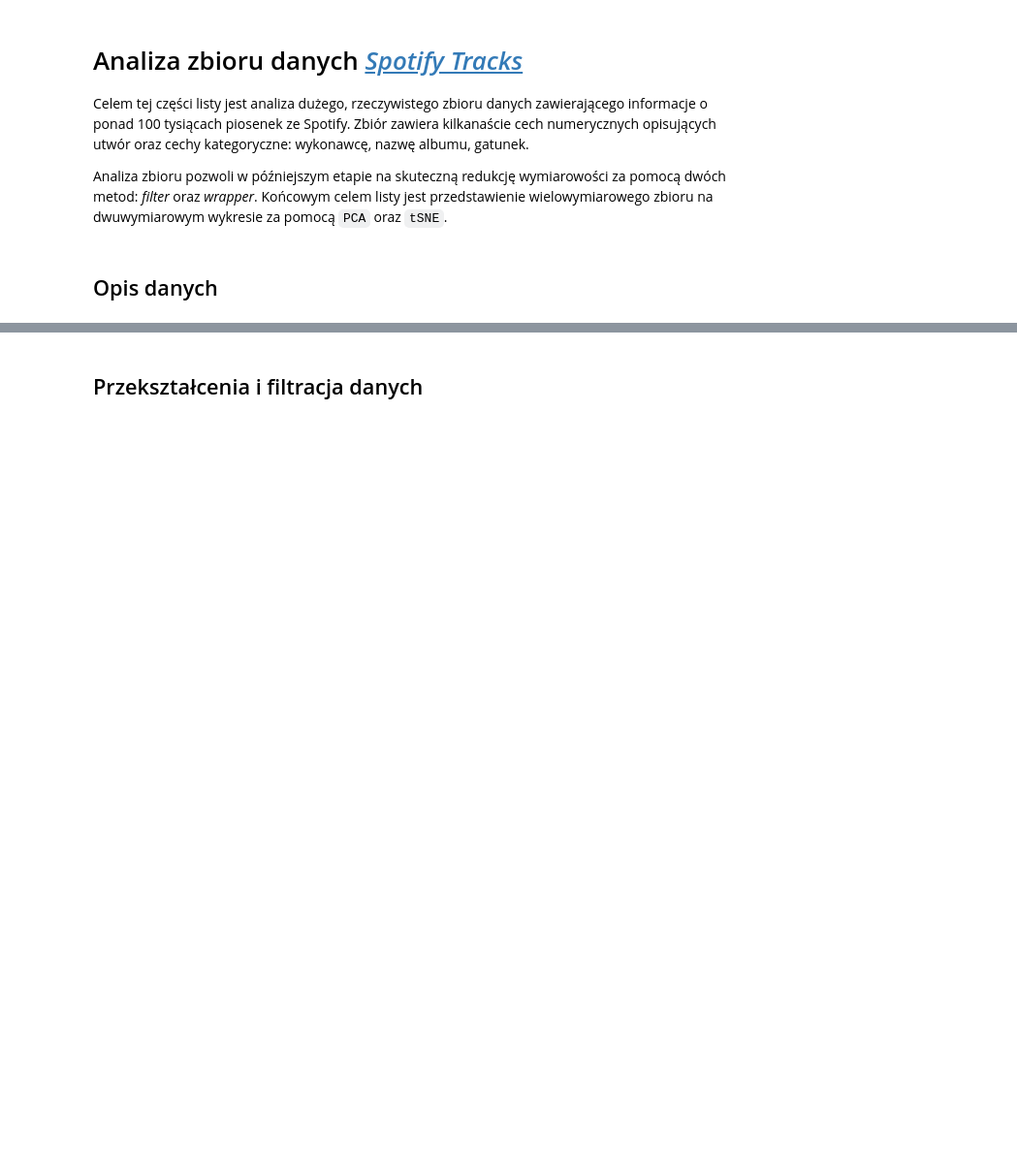
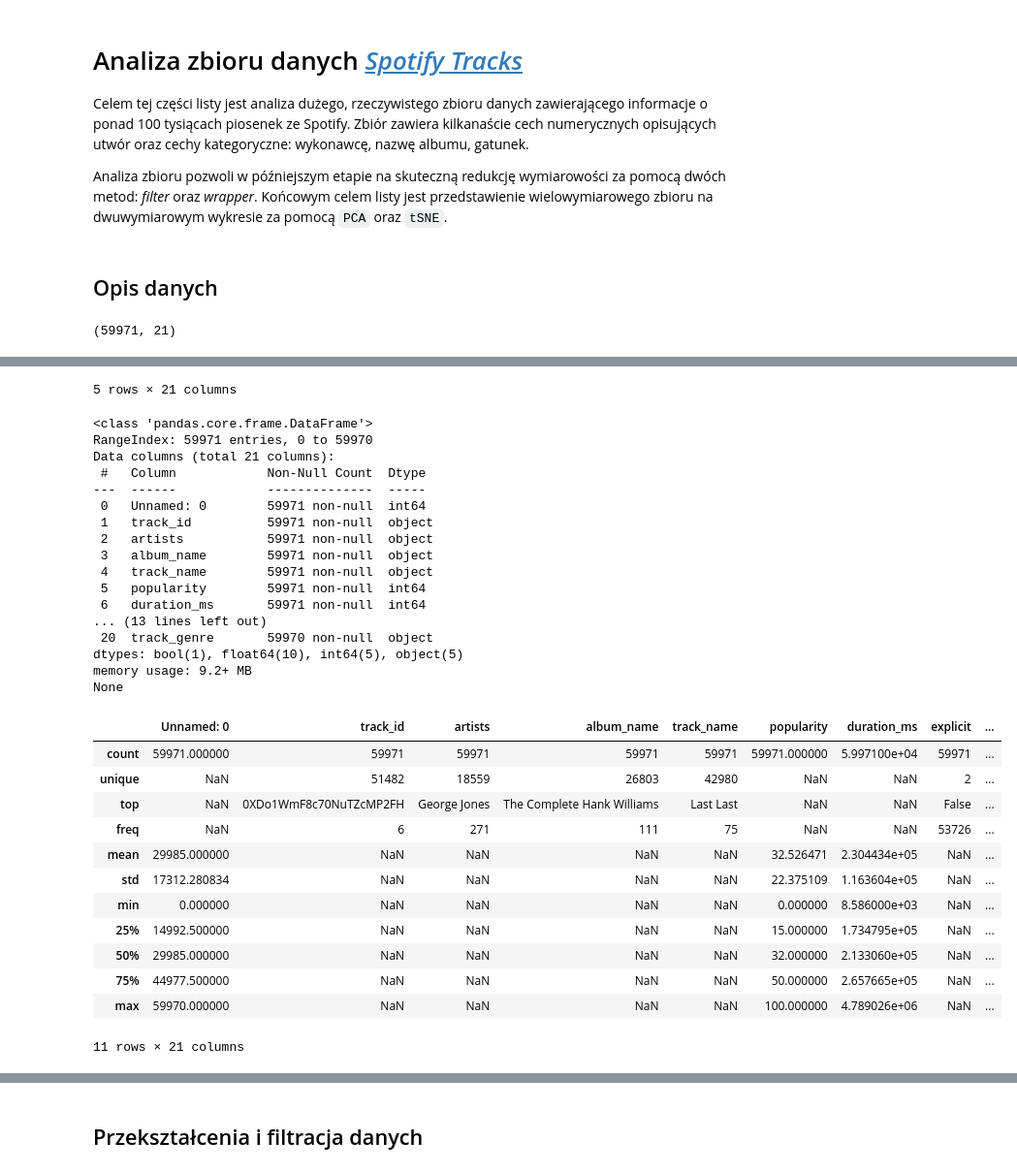
Before and after one commit to Zajecia-na-PWr-LR/lista-2-tomek2005, a Jupyter notebook: UczenieMaszynowe_25_26_Lista2.ipynb, the cells around one changed output, grey strips where cells are left out. Shown at 97% size. Cells and saved outputs as stored; diff of their text form; code cells hidden in the pictures; blank space fills up the shorter version.

```diff
--- a/UczenieMaszynowe_25_26_Lista2.ipynb
+++ b/UczenieMaszynowe_25_26_Lista2.ipynb
@@ -183,8 +244,17 @@ Analiza zbioru pozwoli w późniejszym etapie na skuteczną redukcję wymiarowo
 # %% [markdown]
 ## Opis danych
 # %%
-spotify = pd.read_csv("data/spotify/data.csv")
+spotify = pd.read_csv("spotify.csv")
 
 spotify.shape
+# %% [output]
+(59971, 21)
 # %%
 # MIEJSCE NA TWÓJ KOD
+
+display(spotify.head())
+
+print(spotify.info())
+
+display(spotify.describe(include='all'))
+# %% [output]
@@ -190,0 +267,31 @@ spotify.shape
+5 rows × 21 columns
+<class 'pandas.core.frame.DataFrame'>
+RangeIndex: 59971 entries, 0 to 59970
+Data columns (total 21 columns):
+ #   Column            Non-Null Count  Dtype
+---  ------            --------------  -----
+ 0   Unnamed: 0        59971 non-null  int64
+ 1   track_id          59971 non-null  object
+ 2   artists           59971 non-null  object
+ 3   album_name        59971 non-null  object
+ 4   track_name        59971 non-null  object
+ 5   popularity        59971 non-null  int64
+ 6   duration_ms       59971 non-null  int64
+... (13 lines left out)
+ 20  track_genre       59970 non-null  object
+dtypes: bool(1), float64(10), int64(5), object(5)
+memory usage: 9.2+ MB
+None
+|  | Unnamed: 0 | track_id | artists | album_name | track_name | popularity | duration_ms | explicit | ... |
+| count | 59971.000000 | 59971 | 59971 | 59971 | 59971 | 59971.000000 | 5.997100e+04 | 59971 | ... |
+| unique | NaN | 51482 | 18559 | 26803 | 42980 | NaN | NaN | 2 | ... |
+| top | NaN | 0XDo1WmF8c70NuTZcMP2FH | George Jones | The Complete Hank Williams | Last Last | NaN | NaN | False | ... |
+| freq | NaN | 6 | 271 | 111 | 75 | NaN | NaN | 53726 | ... |
+| mean | 29985.000000 | NaN | NaN | NaN | NaN | 32.526471 | 2.304434e+05 | NaN | ... |
+| std | 17312.280834 | NaN | NaN | NaN | NaN | 22.375109 | 1.163604e+05 | NaN | ... |
+| min | 0.000000 | NaN | NaN | NaN | NaN | 0.000000 | 8.586000e+03 | NaN | ... |
+| 25% | 14992.500000 | NaN | NaN | NaN | NaN | 15.000000 | 1.734795e+05 | NaN | ... |
+| 50% | 29985.000000 | NaN | NaN | NaN | NaN | 32.000000 | 2.133060e+05 | NaN | ... |
+| 75% | 44977.500000 | NaN | NaN | NaN | NaN | 50.000000 | 2.657665e+05 | NaN | ... |
+| max | 59970.000000 | NaN | NaN | NaN | NaN | 100.000000 | 4.789026e+06 | NaN | ... |
+11 rows × 21 columns
```
Also changed, not shown: parts of 16 cells of this notebook.
